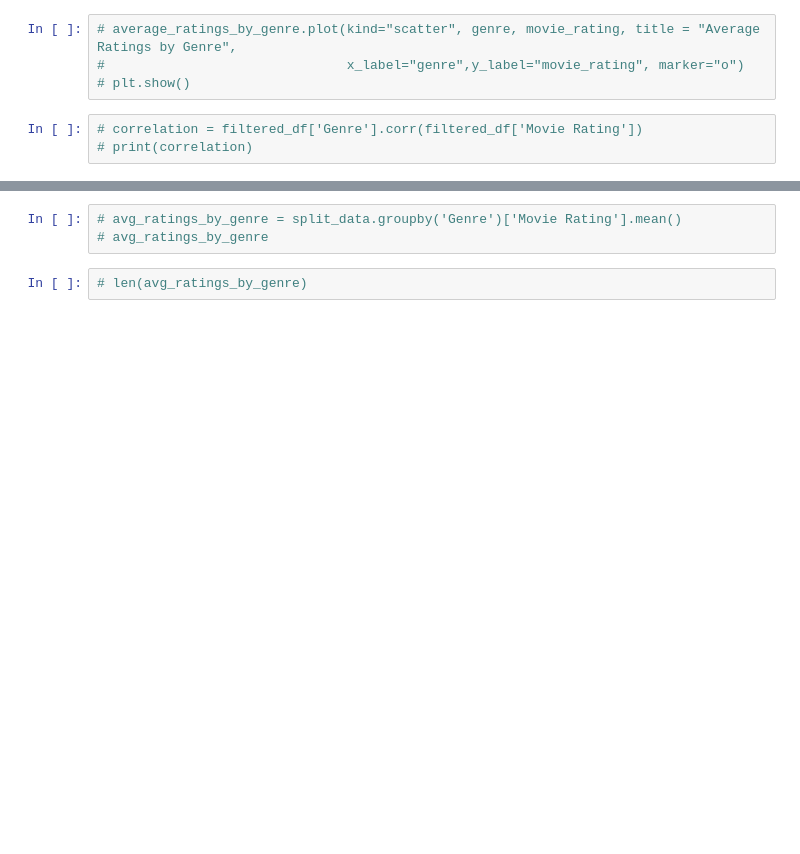
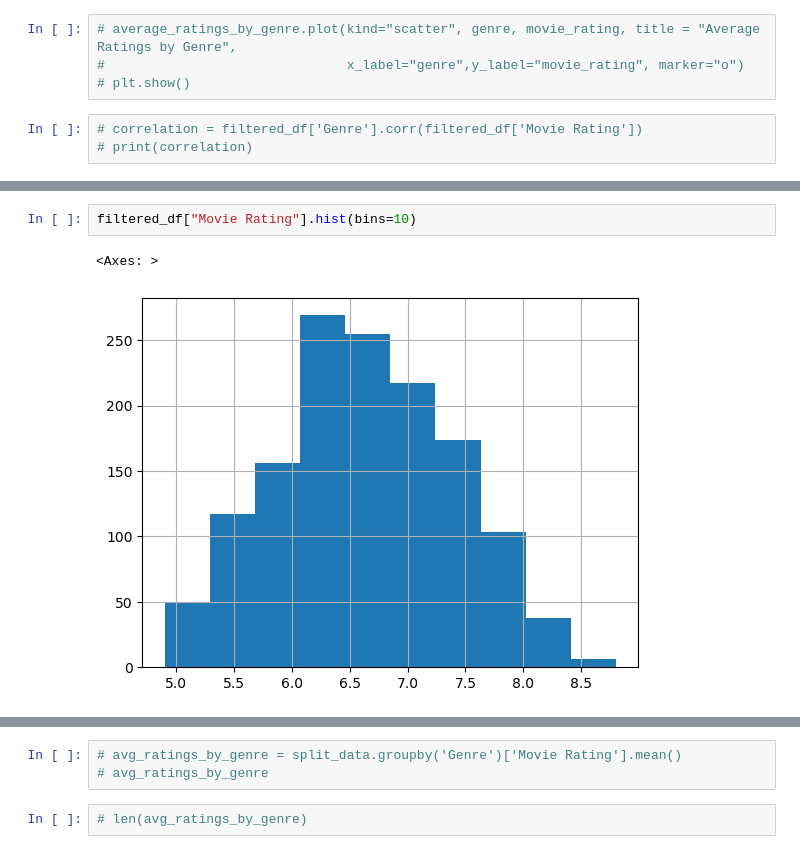
Before and after one commit to rackhamsauer/Project-1, a Jupyter notebook: Micheal playground.ipynb, the cells around one changed output, grey strips where cells are left out. Drawn from its saved outputs; the diff is of its cells as text; blank space fills up the shorter version.

Commit message:
sat morn for loop and graphs

```diff
--- a/Micheal playground.ipynb
+++ b/Micheal playground.ipynb
@@ -141,0 +165,5 @@ ratings['MOvie ating'].value_counts()
+# %%
+filtered_df["Movie Rating"].hist(bins=10)
+# %% [output]
+<Axes: >
+[figure, added]
```
Also changed, not shown: parts of 26 cells of this notebook.
